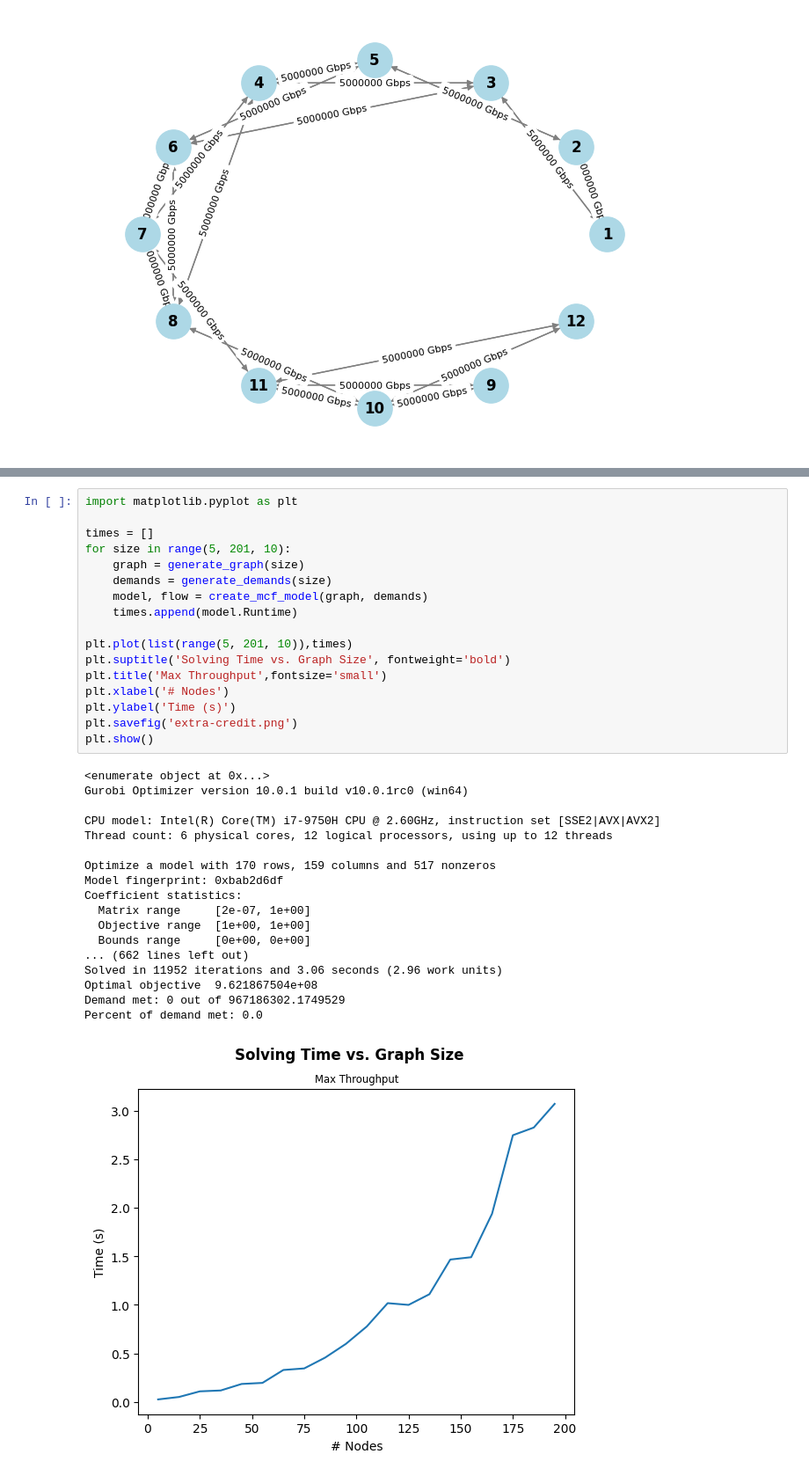
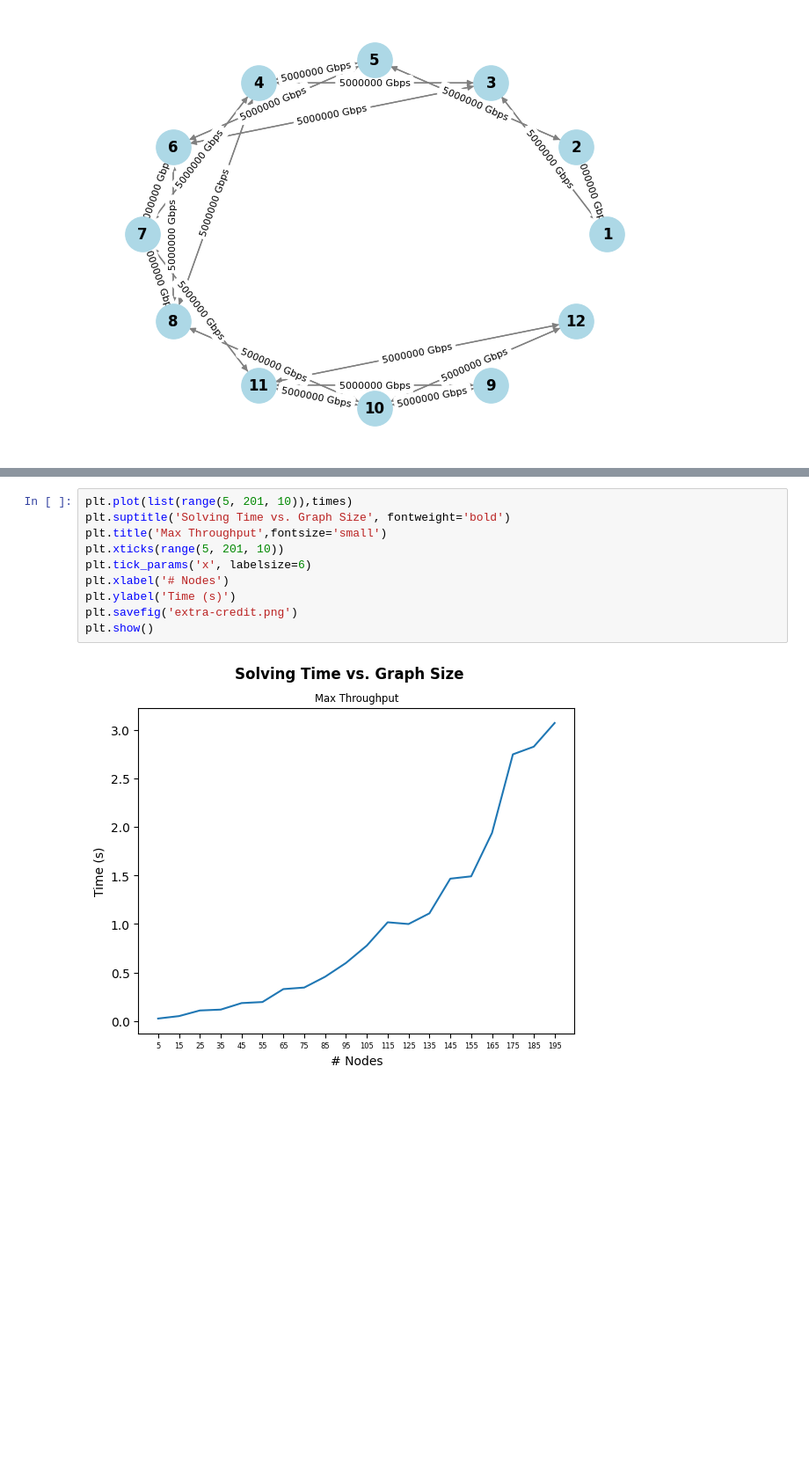
Before and after one commit to richardshkimm/te-project-dao, a Jupyter notebook: graphs.ipynb, the cells around one changed output, grey strips where cells are left out. Shown: that part at 88% size. Cells and saved outputs as stored; diff of their text form; blank space fills up the shorter version.

Commit message:
updated extra credit graph ticks

```diff
--- a/graphs.ipynb
+++ b/graphs.ipynb
@@ -8,36 +36,12 @@ draw(graph)
 # %%
-import matplotlib.pyplot as plt
-
-times = []
-for size in range(5, 201, 10):
-    graph = generate_graph(size)
-    demands = generate_demands(size)
-    model, flow = create_mcf_model(graph, demands)
-    times.append(model.Runtime)
-
 plt.plot(list(range(5, 201, 10)),times)
 plt.suptitle('Solving Time vs. Graph Size', fontweight='bold')
 plt.title('Max Throughput',fontsize='small')
+plt.xticks(range(5, 201, 10))
+plt.tick_params('x', labelsize=6)
 plt.xlabel('# Nodes')
 plt.ylabel('Time (s)')
 plt.savefig('extra-credit.png')
 plt.show()
 # %% [output]
-<enumerate object at 0x...>
-Gurobi Optimizer version 10.0.1 build v10.0.1rc0 (win64)
-
-CPU model: Intel(R) Core(TM) i7-9750H CPU @ 2.60GHz, instruction set [SSE2|AVX|AVX2]
-Thread count: 6 physical cores, 12 logical processors, using up to 12 threads
-
-Optimize a model with 170 rows, 159 columns and 517 nonzeros
-Model fingerprint: 0xbab2d6df
-Coefficient statistics:
-  Matrix range     [2e-07, 1e+00]
-  Objective range  [1e+00, 1e+00]
-  Bounds range     [0e+00, 0e+00]
-... (662 lines left out)
-Solved in 11952 iterations and 3.06 seconds (2.96 work units)
-Optimal objective  9.621867504e+08
-Demand met: 0 out of 967186302.1749529
-Percent of demand met: 0.0
-[figure, old version]
+[figure, new version]
```
Also changed, not shown: parts of 1 cell of this notebook, 2 other files.
